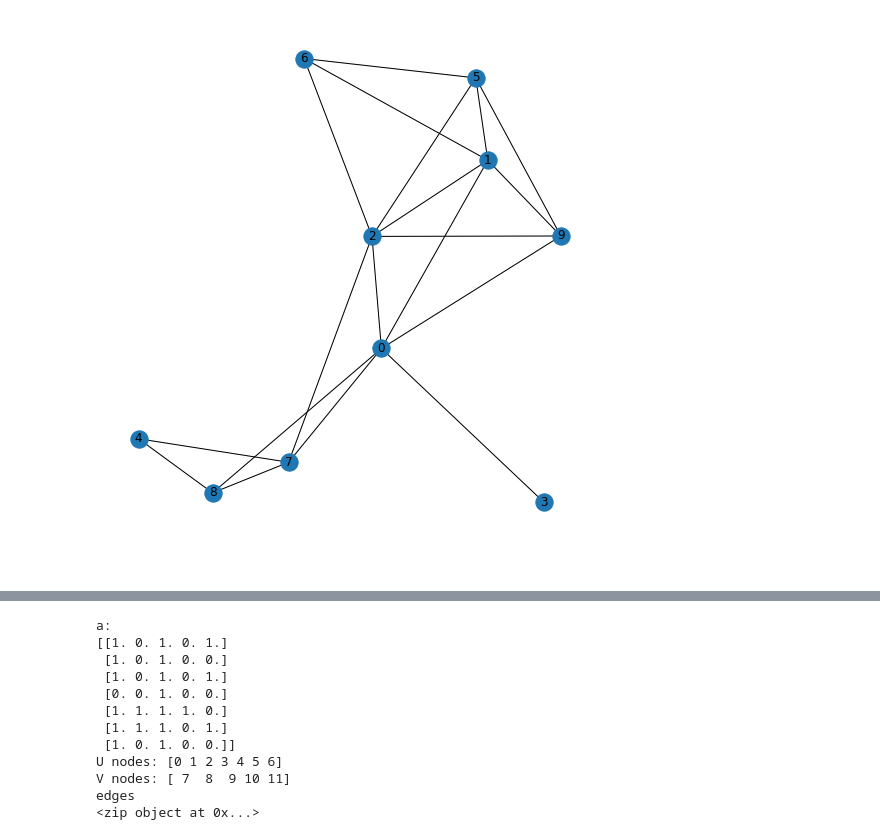
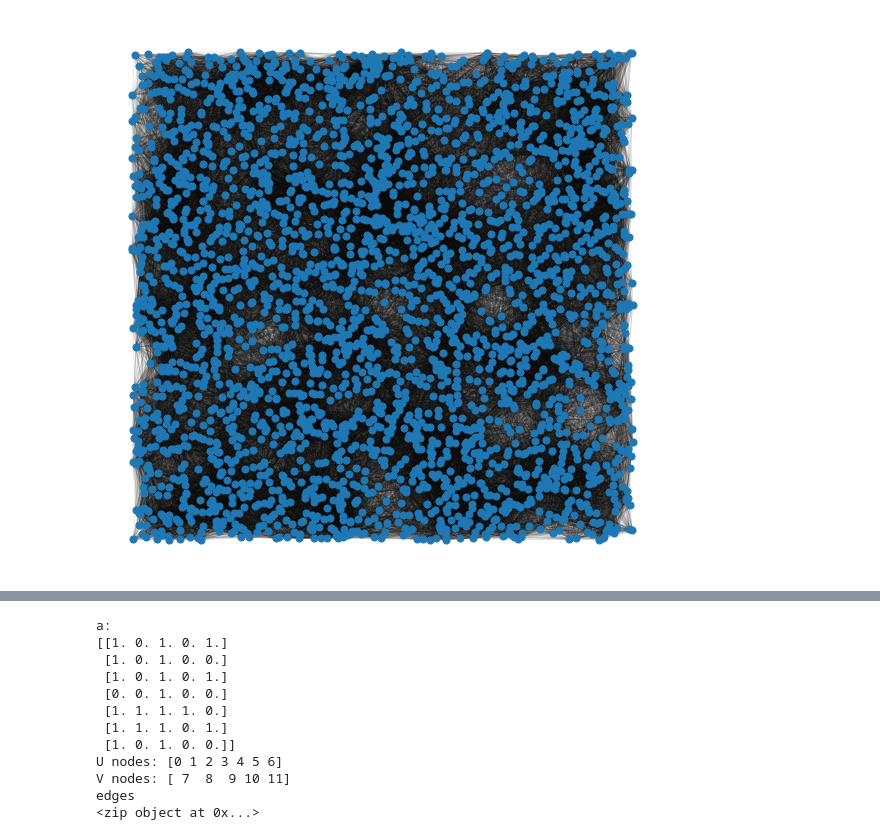
Before and after one commit to bosho86/DHPC, a Jupyter notebook: Workstation.ipynb, the cells around one changed output, grey strips where cells are left out. Drawn from its saved outputs; the diff is of its cells as text; code cells hidden in the pictures.

```diff
--- a/Workstation.ipynb
+++ b/Workstation.ipynb
@@ -3,13 +3,17 @@ import matplotlib.pyplot as plt
 import networkx as nx
 import numpy as np
 
-file = "/Users/hamilton/Documents/GitHub/DHPC/"
+file = "/Users/hamilton/Documents/GitHub/DHPC/Workstation/"
 # %%
-nver = 10
-G = nx.random_geometric_graph(n=nver, radius=0.5, dim=2, pos=None)
+nver = 3000
+G = nx.random_geometric_graph(n=nver, radius=0.125, dim=2, pos=None)
 # position is stored as node attribute data for random_geometric_graph
 pos = nx.get_node_attributes(G, 'pos')
-H = G.subgraph(range(10))
+nx.write_gpickle(G,file+'mape3000.gpl')
+
+#path = [1, 3, 4, 5 ,60]
+#H = G.subgraph(path)
+#H = G.subgraph(range(nver))
 
 # find node near center (0.5,0.5)
 dmin = 1
@@ -25,36 +29,37 @@ for n in pos:
 
     n_x_y[n,0]=int(n)
     n_x_y[n,1]=x
     n_x_y[n,2]=y
 
     a = np.array(list(G.neighbors(n)))
     NN_array[n,0:len(a)] = a
     d = (x - 0.5)**2 + (y - 0.5)**2
     if d < dmin:
         ncenter = n
         dmin = d
 
 
 n_x_y_NN = np.concatenate((n_x_y,NN_array),axis=1)
 
 # color by path length from node near center
 p = dict(nx.single_source_shortest_path_length(G, ncenter))
 
-np.savetxt(file+'map.dat',n_x_y_NN, delimiter=' ', fmt='%4g')
+np.savetxt(file+'map3000.dat',n_x_y_NN, delimiter=' ', fmt='%4g')
+
 
 plt.figure(figsize=(10, 10))
-nx.draw_networkx(H, pos=pos)
+#nx.draw_networkx(H, pos=pos,node_color=['r'], edge_color=['r'])
 nx.draw_networkx_edges(G, pos,
                        nodelist=[ncenter],
                        alpha=0.1)
 nx.draw_networkx_nodes(G, pos, nodelist=list(p.keys()),
                        node_size=50,
-                       #node_color=list(p.values()),
+#                       node_color=list(p.values()),
                        cmap=plt.cm.Reds_r)
 
-plt.xlim(-0.05, 1.05)
-plt.ylim(-0.05, 1.05)
+#plt.xlim(-0.05, 1.05)
+#plt.ylim(-0.05, 1.05)
 plt.axis('off')
 plt.show()
 # %% [output]
-[figure, old version]
+[figure, new version]
```
Also changed, not shown: parts of 6 cells of this notebook, 34 other files.
